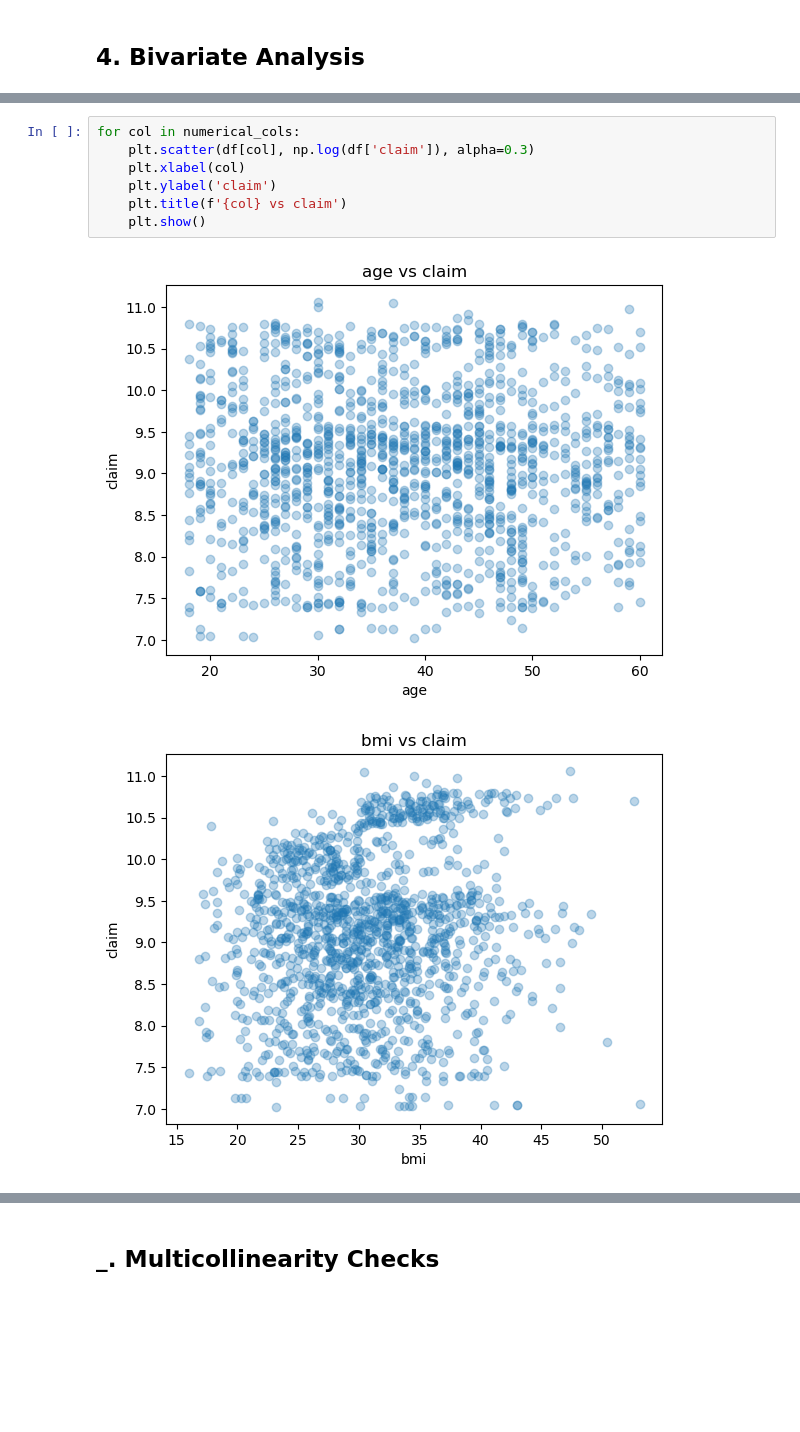
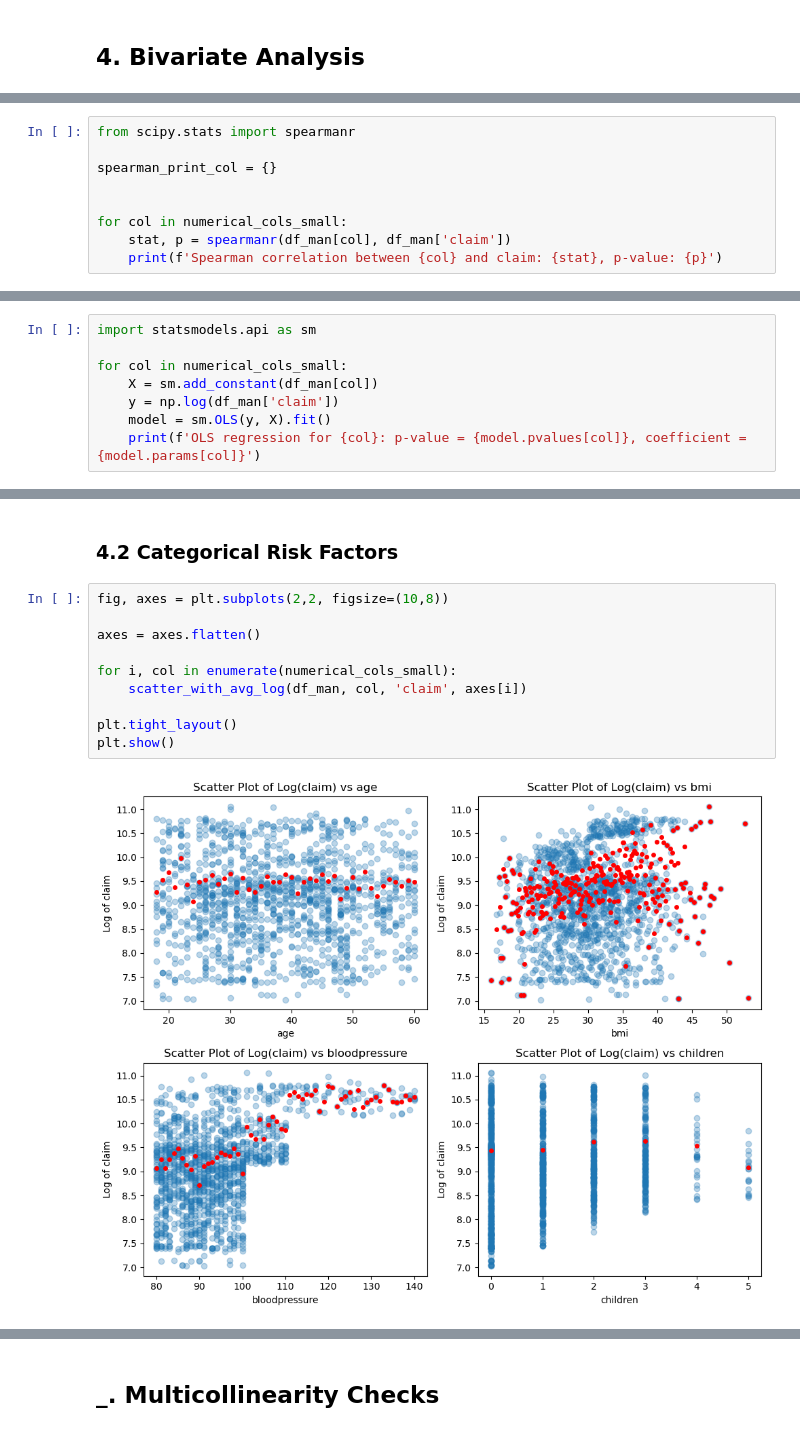
Before and after one commit to lojnys/health-insurance-claims, a Jupyter notebook: notebooks/0_EDA.ipynb, the cells around one changed output, grey strips where cells are left out. Drawn from its saved outputs; the diff is of its cells as text; blank space fills up the shorter version.

```diff
--- a/notebooks/0_EDA.ipynb
+++ b/notebooks/0_EDA.ipynb
@@ -453,0 +506,9 @@ for col in numerical_cols:
+# %%
+from scipy.stats import spearmanr
+
+spearman_print_col = {}
+
+
+for col in numerical_cols_small:
+    stat, p = spearmanr(df_man[col], df_man['claim'])
+    print(f'Spearman correlation between {col} and claim: {stat}, p-value: {p}')
@@ -453,0 +520,8 @@ for col in numerical_cols:
+# %%
+import statsmodels.api as sm
+
+for col in numerical_cols_small:
+    X = sm.add_constant(df_man[col])
+    y = np.log(df_man['claim'])
+    model = sm.OLS(y, X).fit()
+    print(f'OLS regression for {col}: p-value = {model.pvalues[col]}, coefficient = {model.params[col]}')
@@ -454,10 +535,14 @@ for col in numerical_cols:
+# %% [markdown]
+### 4.2 Categorical Risk Factors
 # %%
-for col in numerical_cols:
-    plt.scatter(df[col], np.log(df['claim']), alpha=0.3)
-    plt.xlabel(col)
-    plt.ylabel('claim')
-    plt.title(f'{col} vs claim')
-    plt.show()
+fig, axes = plt.subplots(2,2, figsize=(10,8))
+
+axes = axes.flatten()
+
+for i, col in enumerate(numerical_cols_small):
+    scatter_with_avg_log(df_man, col, 'claim', axes[i])
+
+plt.tight_layout()
+plt.show()
 # %% [output]
-[figure, old version]
+[figure, new version]
-[figure, removed]
```
Also changed, not shown: parts of 14 cells of this notebook.
